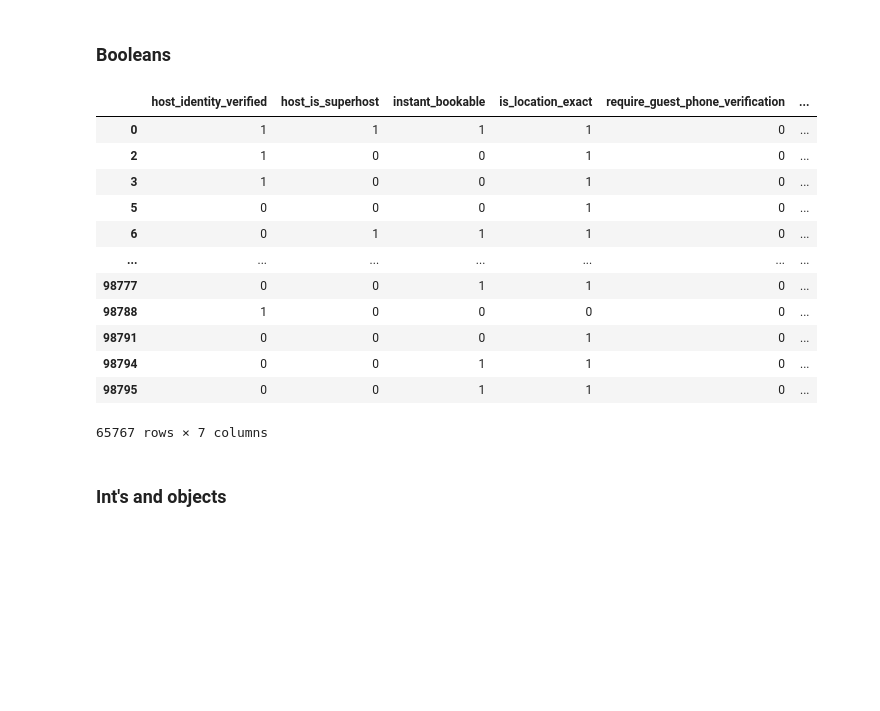
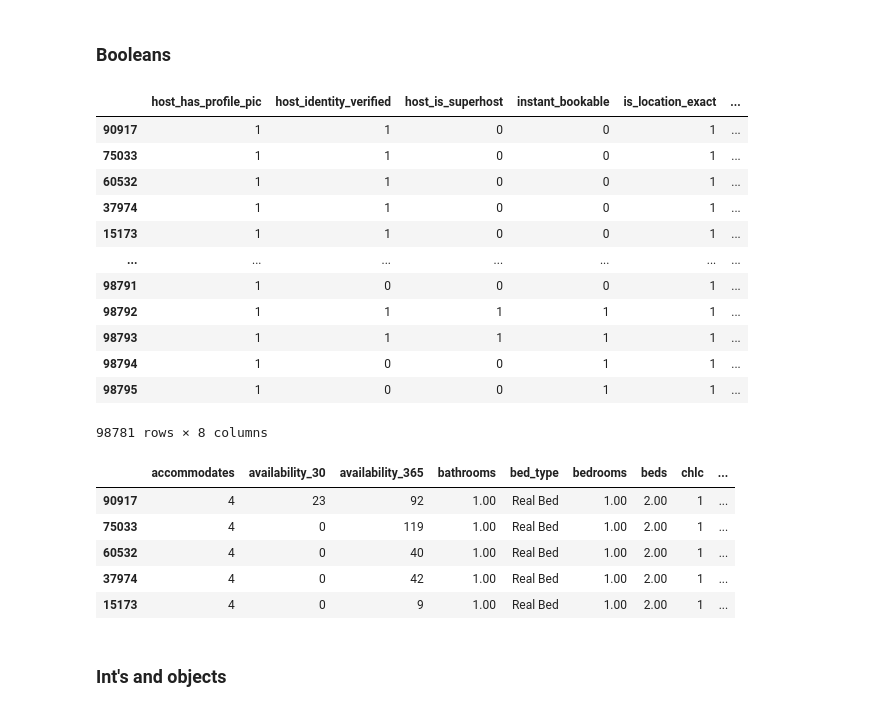
Before and after one commit to KishenSharma6/Airbnb-Analysis, a Jupyter notebook: Project Codes/04. Data Processing and Feature Engineering/2020_0213_Listings_Preprocessing_ML.ipynb, the cells around one changed output. Drawn from its saved outputs; the diff is of its cells as text; code cells hidden in the pictures; blank space fills up the shorter version.

```diff
--- a/Project Codes/04. Data Processing and Feature Engineering/2020_0213_Listings_Preprocessing_ML.ipynb
+++ b/Project Codes/04. Data Processing and Feature Engineering/2020_0213_Listings_Preprocessing_ML.ipynb
@@ -192,9 +89,0 @@ display(missing_updater(listings))
-# %%
-#Capture list of index for objects
-objects = missing[missing['Data_Types']== 'object'].index.tolist()
-
-#Apply forward and back fill on missing values
-listings[objects]=listings[objects].ffill().bfill()
-
-#View remaining missing data from listings
-display(missing_updater(listings))
@@ -214,10 +89,0 @@ Since we know that on average, the vast majority of reviews are relatively posit
-# %%
-#Get a list of the category variables from missing
-categories = list(missing[missing['Data_Types'] == 'category'].index)
-
-#Iterates each column in categories and replaces each column's NA's with the column's mode
-for category in listings[categories]:
-    listings[category].fillna(listings[category].mode()[0], inplace = True)
-
-#View remaining missing data from listings
-display(missing_updater(listings))
@@ -230,11 +91,0 @@ display(missing_updater(listings))
-# %%
-#Zipcode needs to be an object
-listings['zipcode'] = listings['zipcode'].astype('object')
-
-#Subset data to visualize distributions of numeric variables
-numerics = listings.select_dtypes(exclude=['category','bool','object','datetime64'])
-
-fig, ax = plt.subplots(figsize = (20,20))
-numerics.hist(ax = ax, bins = 20)
-fig.subplots_adjust(wspace=.75);
-#chlc stands for calculated host listings count
@@ -307,0 +146,7 @@ Shape of data frame:  (65767, 352)
+# %%
+#Test Log function
+listings['price'] = np.log( listings['price']+ 1)
+
+#Plot distributions of numerics_log data
+listings['price'].hist();
+#works well on cleaning fee, price, total amenities
@@ -315,22 +188,32 @@ bools = list(listings.select_dtypes(include=['bool']).columns)
 
 #Convert True and False into ints
 listings[bools] = listings[bools].astype(int)
+
+#Check
+listings[bools]
+# %% [output]
+|  | host_has_profile_pic | host_identity_verified | host_is_superhost | instant_bookable | is_location_exact | ... |
+| 90917 | 1 | 1 | 0 | 0 | 1 | ... |
+| 75033 | 1 | 1 | 0 | 0 | 1 | ... |
+| 60532 | 1 | 1 | 0 | 0 | 1 | ... |
+| 37974 | 1 | 1 | 0 | 0 | 1 | ... |
+| 15173 | 1 | 1 | 0 | 0 | 1 | ... |
+| ... | ... | ... | ... | ... | ... | ... |
+| 98791 | 1 | 0 | 0 | 0 | 1 | ... |
+| 98792 | 1 | 1 | 1 | 1 | 1 | ... |
+| 98793 | 1 | 1 | 1 | 1 | 1 | ... |
+| 98794 | 1 | 0 | 0 | 1 | 1 | ... |
+| 98795 | 1 | 0 | 0 | 1 | 1 | ... |
+98781 rows × 8 columns
 # %%
-listings[bools]
+listings.head()
 # %% [output]
-|  | host_identity_verified | host_is_superhost | instant_bookable | is_location_exact | require_guest_phone_verification | ... |
-| 0 | 1 | 1 | 1 | 1 | 0 | ... |
-| 2 | 1 | 0 | 0 | 1 | 0 | ... |
-| 3 | 1 | 0 | 0 | 1 | 0 | ... |
-| 5 | 0 | 0 | 0 | 1 | 0 | ... |
-| 6 | 0 | 1 | 1 | 1 | 0 | ... |
-| ... | ... | ... | ... | ... | ... | ... |
-| 98777 | 0 | 0 | 1 | 1 | 0 | ... |
-| 98788 | 1 | 0 | 0 | 0 | 0 | ... |
-| 98791 | 0 | 0 | 0 | 1 | 0 | ... |
-| 98794 | 0 | 0 | 1 | 1 | 0 | ... |
-| 98795 | 0 | 0 | 1 | 1 | 0 | ... |
+|  | accommodates | availability_30 | availability_365 | bathrooms | bed_type | bedrooms | beds | chlc | ... |
+| 90917 | 4 | 23 | 92 | 1.00 | Real Bed | 1.00 | 2.00 | 1 | ... |
+| 75033 | 4 | 0 | 119 | 1.00 | Real Bed | 1.00 | 2.00 | 1 | ... |
+| 60532 | 4 | 0 | 40 | 1.00 | Real Bed | 1.00 | 2.00 | 1 | ... |
+| 37974 | 4 | 0 | 42 | 1.00 | Real Bed | 1.00 | 2.00 | 1 | ... |
+| 15173 | 4 | 0 | 9 | 1.00 | Real Bed | 1.00 | 2.00 | 1 | ... |
-65767 rows × 7 columns
 # %% [markdown]
 ### Int's and objects
 # %%
```
Also changed, not shown: parts of 42 cells of this notebook.
